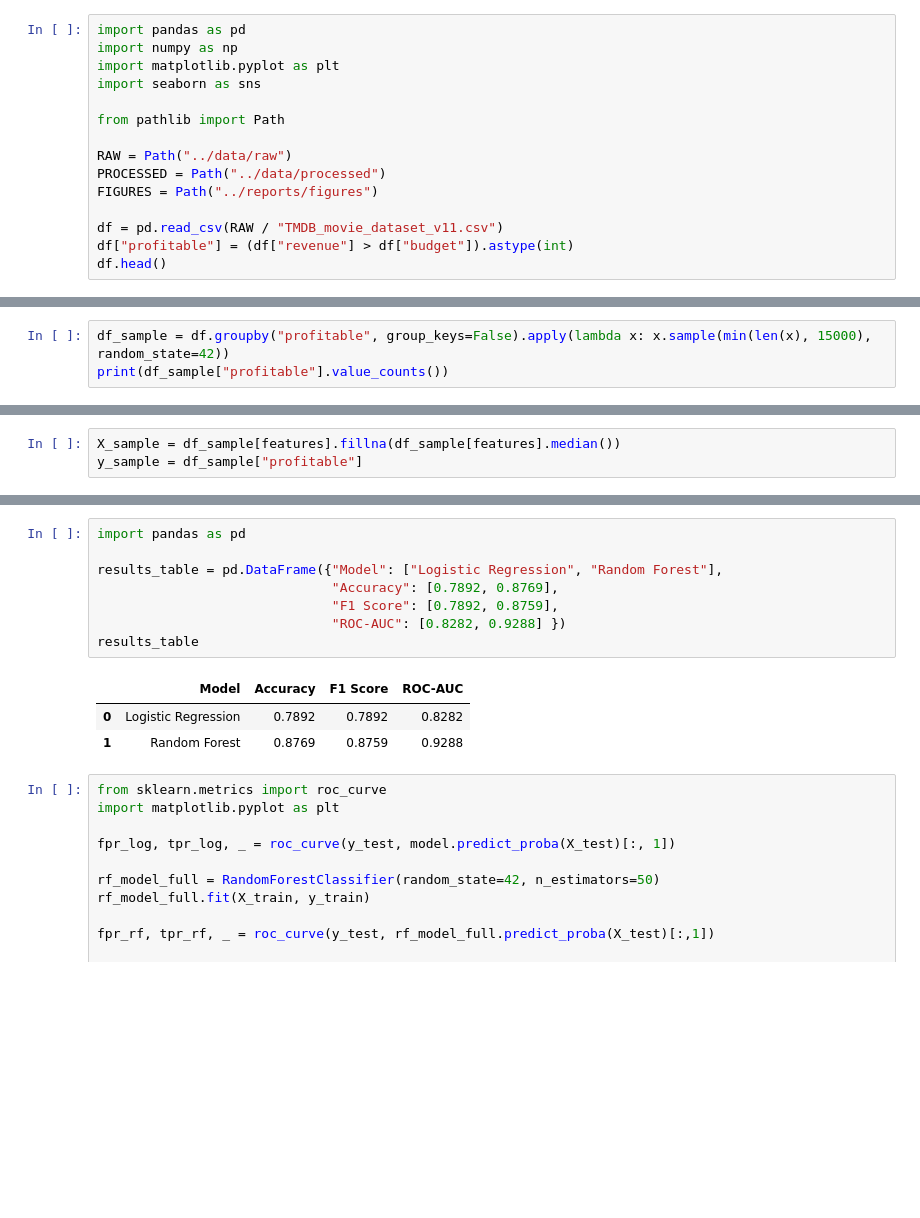
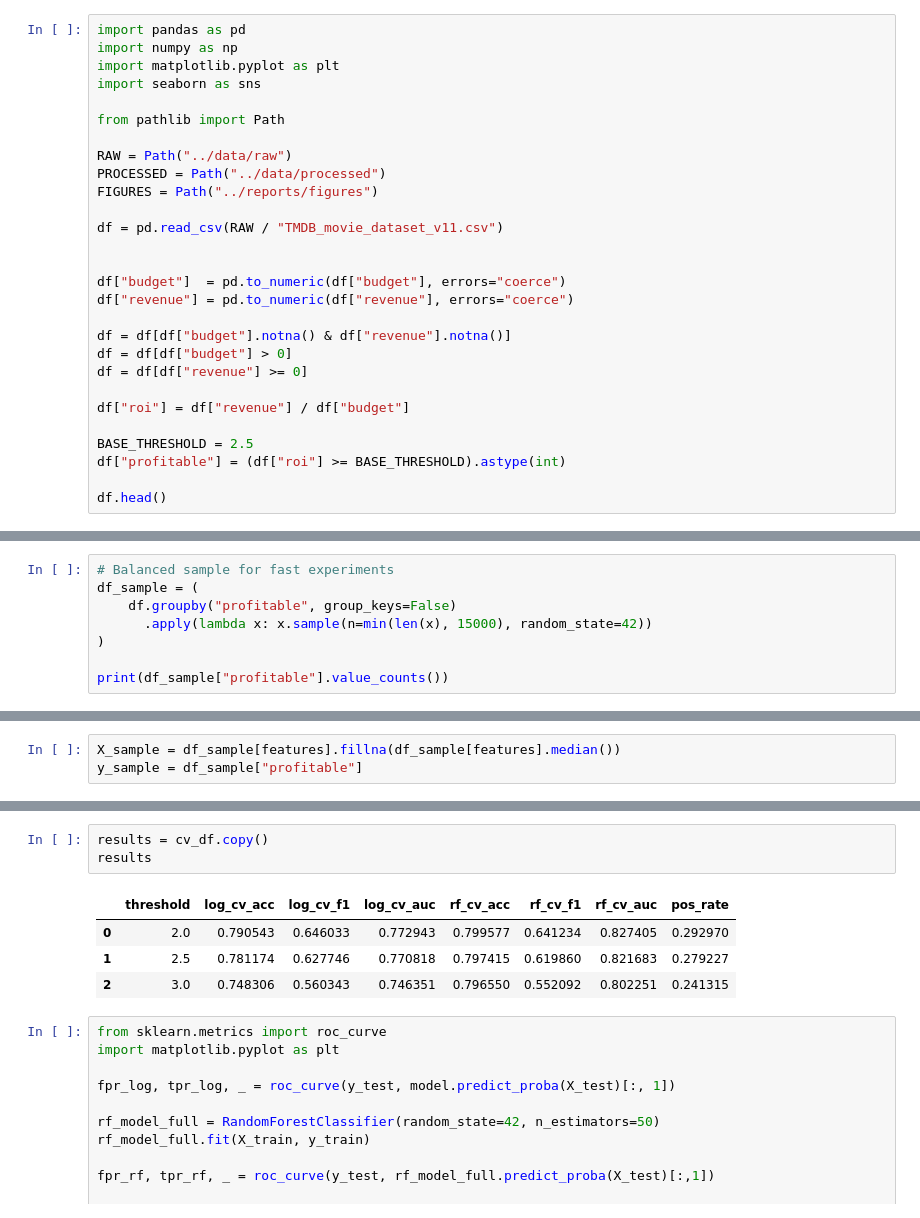
Before and after one commit to joshtoreja/ecs171-imdb-boxoffice-prediction, a Jupyter notebook: notebooks/andrew_tmdb_baseline.ipynb, the cells around one changed output, grey strips where cells are left out. Cells and saved outputs as stored; diff of their text form; blank space fills up the shorter version.

Commit message:
Week 3: ROI threshold sensitivity analysis, CV results, and model failure analysis (Andrew)

```diff
--- a/notebooks/andrew_tmdb_baseline.ipynb
+++ b/notebooks/andrew_tmdb_baseline.ipynb
@@ -11,7 +11,20 @@ PROCESSED = Path("../data/processed")
 FIGURES = Path("../reports/figures")
 
 df = pd.read_csv(RAW / "TMDB_movie_dataset_v11.csv")
-df["profitable"] = (df["revenue"] > df["budget"]).astype(int)
+
+
+df["budget"]  = pd.to_numeric(df["budget"], errors="coerce")
+df["revenue"] = pd.to_numeric(df["revenue"], errors="coerce")
+
+df = df[df["budget"].notna() & df["revenue"].notna()]
+df = df[df["budget"] > 0]
+df = df[df["revenue"] >= 0]
+
+df["roi"] = df["revenue"] / df["budget"]
+
+BASE_THRESHOLD = 2.5
+df["profitable"] = (df["roi"] >= BASE_THRESHOLD).astype(int)
+
 df.head()
 # %% [output]
 |  | id | title | vote_average | vote_count | status | release_date | revenue | runtime | adult | ... |
@@ -182,7 +205,12 @@ dtype: float64
 clean_df = df[features + ["high_rating"]]
 clean_df.to_csv(PROCESSED / "tmdb_numeric_clean.csv", index=False)
 # %%
-df_sample = df.groupby("profitable", group_keys=False).apply(lambda x: x.sample(min(len(x), 15000), random_state=42))
+# Balanced sample for fast experiments
+df_sample = (
+    df.groupby("profitable", group_keys=False)
+      .apply(lambda x: x.sample(n=min(len(x), 15000), random_state=42))
+)
+
 print(df_sample["profitable"].value_counts())
 # %% [output]
 profitable
@@ -230,15 +269,11 @@ ROC-AUC: 0.9188874892934595
 # %%
-import pandas as pd
-
-results_table = pd.DataFrame({"Model": ["Logistic Regression", "Random Forest"],
-                              "Accuracy": [0.7892, 0.8769],
-                              "F1 Score": [0.7892, 0.8759],
-                              "ROC-AUC": [0.8282, 0.9288] })
-results_table
+results = cv_df.copy()
+results
 # %% [output]
-|  | Model | Accuracy | F1 Score | ROC-AUC |
-| 0 | Logistic Regression | 0.7892 | 0.7892 | 0.8282 |
-| 1 | Random Forest | 0.8769 | 0.8759 | 0.9288 |
+|  | threshold | log_cv_acc | log_cv_f1 | log_cv_auc | rf_cv_acc | rf_cv_f1 | rf_cv_auc | pos_rate |
+| 0 | 2.0 | 0.790543 | 0.646033 | 0.772943 | 0.799577 | 0.641234 | 0.827405 | 0.292970 |
+| 1 | 2.5 | 0.781174 | 0.627746 | 0.770818 | 0.797415 | 0.619860 | 0.821683 | 0.279227 |
+| 2 | 3.0 | 0.748306 | 0.560343 | 0.746351 | 0.796550 | 0.552092 | 0.802251 | 0.241315 |
 # %%
 from sklearn.metrics import roc_curve
 import matplotlib.pyplot as plt
```
Also changed, not shown: parts of 5 cells of this notebook, 1 other file.
